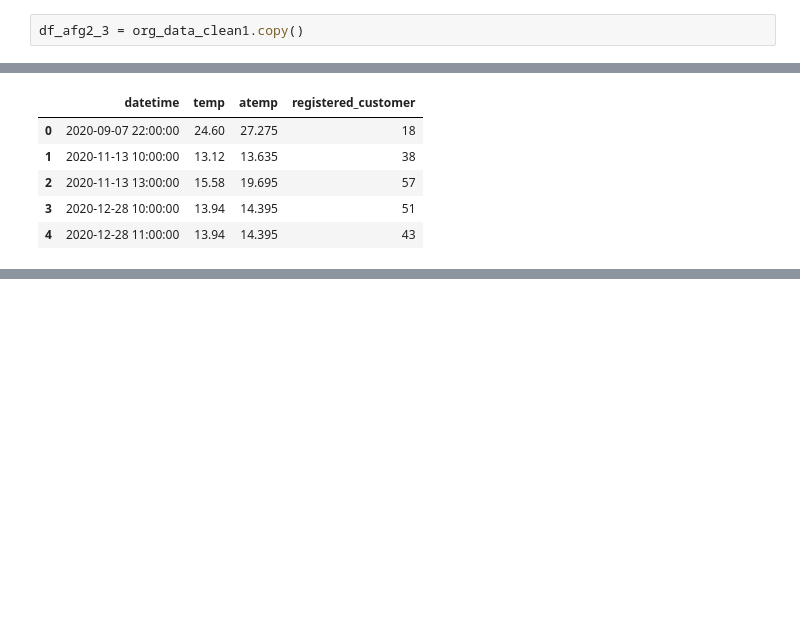
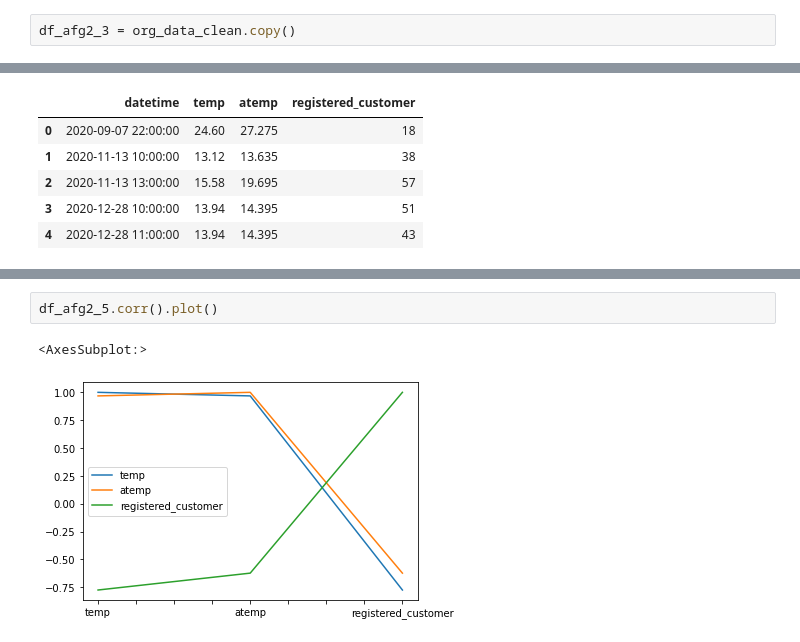
Before and after one commit to P-AEL/K-ppers-Projekt1, a Jupyter notebook: Flo.ipynb, the cells around one changed output, grey strips where cells are left out. Cells and saved outputs as stored; diff of their text form; blank space fills up the shorter version.

```diff
--- a/Flo.ipynb
+++ b/Flo.ipynb
@@ -88,4 +78,4 @@ org_data_clean1.loc[org_data_clean1.temp == 1394.0, "temp"] = org_data_clean1.te
 # %% [markdown]
 ### afg2
 # %%
-df_afg2_3 = org_data_clean1.copy()
+df_afg2_3 = org_data_clean.copy()
@@ -117,0 +109,5 @@ df_afg2_5
+# %%
+df_afg2_5.corr().plot()
+# %% [output]
+<AxesSubplot:>
+[figure, added]
```
Also changed, not shown: parts of 5 cells of this notebook.
